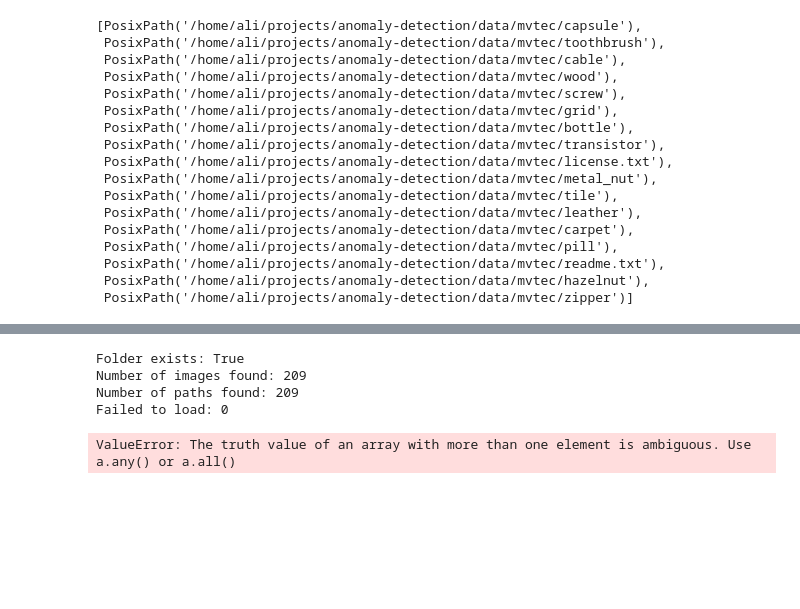
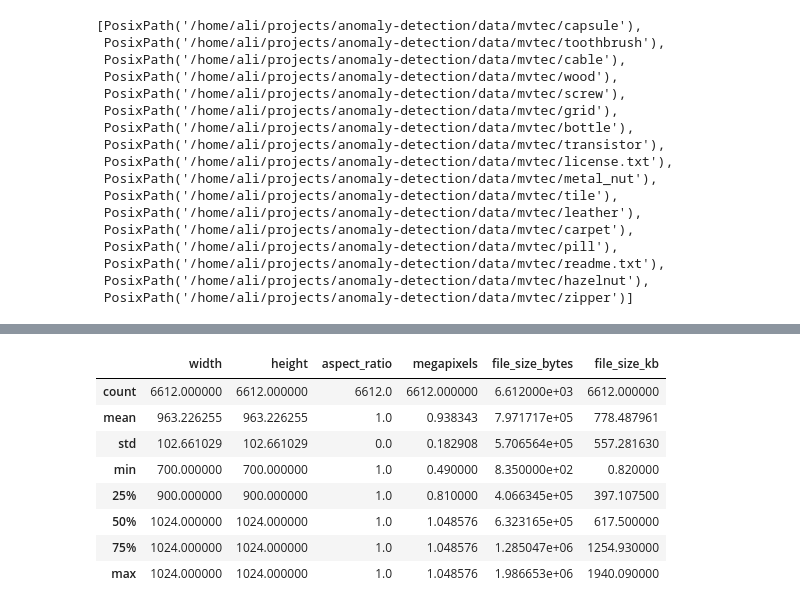
Before and after one commit to abulhawa/anomaly-detection, a Jupyter notebook: notebooks/01_data_exploration.ipynb, the cells around one changed output, grey strips where cells are left out. Drawn from its saved outputs; the diff is of its cells as text; code cells hidden in the pictures; blank space fills up the shorter version.

```diff
--- a/notebooks/01_data_exploration.ipynb
+++ b/notebooks/01_data_exploration.ipynb
@@ -28,6 +28,35 @@ data_structure
  PosixPath('/home/ali/projects/anomaly-detection/data/mvtec/readme.txt'),
  PosixPath('/home/ali/projects/anomaly-detection/data/mvtec/hazelnut'),
  PosixPath('/home/ali/projects/anomaly-detection/data/mvtec/zipper')]
+# %%
+def get_image_metadata(path: str | Path) -> tuple[int | None, int | None, str | None]:
+    """Return image width, height, and Pillow mode without loading pixel data.
+    Uses PIL to efficiently obtain the image metadata by reading the image header only, without loading the whole image.
+
+    Parameters
+    ----------
+    path : str or Path
+        Path to the image file.
+
+    Returns
+    -------
+    tuple[int | None, int | None, str | None]
+        Width, height, and Pillow image mode. Common modes include:
+        ``L``: 8-bit grayscale (0-255)
+        ``RGB``: 3-channels
+        ``RGBA``: RGB + alpha transparency, 4 channels
+        ``1``: binary black/white
+        ``P``: palette-based image
+        ``CMYK``: print-style cyan/magenta/yellow/black
+    """
+    try:
+        with Image.open(path) as img:
+            width, height = img.size
+            mode = img.mode
+        return width, height, mode
+    except (UnidentifiedImageError, OSError) as e:
+        print(f"Could not read image metadata for {path}:\n{e}")
+        return None, None, None
 # %%
 def build_mvtec_manifest(root: str | Path) -> pd.DataFrame:
     root = Path(root)
@@ -133,17 +180,12 @@ good_imgs[0].shape
-# %%
-print(f"Folder exists: {data_path.joinpath('bottle/train/good').exists()}")
-print(f"Number of images found: {len(good_imgs)}")
-print(f"Number of paths found: {len(good_paths)}")
-
-# Check none failed to load (cv2.imread returns None silently on failure)
-none_count = sum(1 for img in good_imgs if img is None)
-print(f"Failed to load: {none_count}")
-
-if good_imgs:
-    print(f"First image shape: {good_imgs[0].shape}")
-# %% [output]
-Folder exists: True
-Number of images found: 209
-Number of paths found: 209
-Failed to load: 0
-ValueError: The truth value of an array with more than one element is ambiguous. Use a.any() or a.all()
+# %%
+df.describe()
+# %% [output]
+|  | width | height | aspect_ratio | megapixels | file_size_bytes | file_size_kb |
+| count | 6612.000000 | 6612.000000 | 6612.0 | 6612.000000 | 6.612000e+03 | 6612.000000 |
+| mean | 963.226255 | 963.226255 | 1.0 | 0.938343 | 7.971717e+05 | 778.487961 |
+| std | 102.661029 | 102.661029 | 0.0 | 0.182908 | 5.706564e+05 | 557.281630 |
+| min | 700.000000 | 700.000000 | 1.0 | 0.490000 | 8.350000e+02 | 0.820000 |
+| 25% | 900.000000 | 900.000000 | 1.0 | 0.810000 | 4.066345e+05 | 397.107500 |
+| 50% | 1024.000000 | 1024.000000 | 1.0 | 1.048576 | 6.323165e+05 | 617.500000 |
+| 75% | 1024.000000 | 1024.000000 | 1.0 | 1.048576 | 1.285047e+06 | 1254.930000 |
+| max | 1024.000000 | 1024.000000 | 1.0 | 1.048576 | 1.986653e+06 | 1940.090000 |
```
Also changed, not shown: parts of 11 cells of this notebook.
